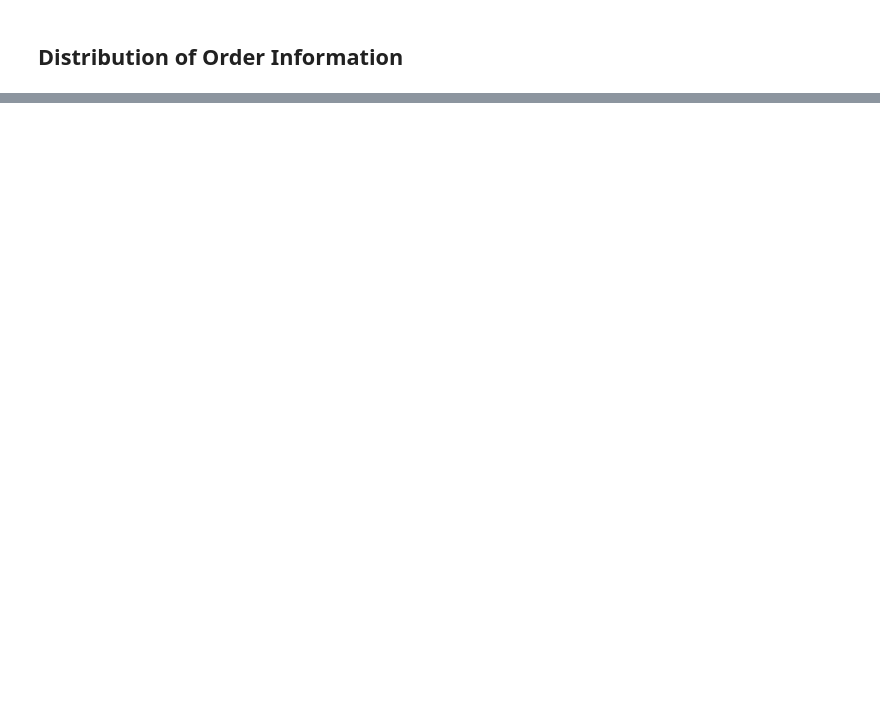
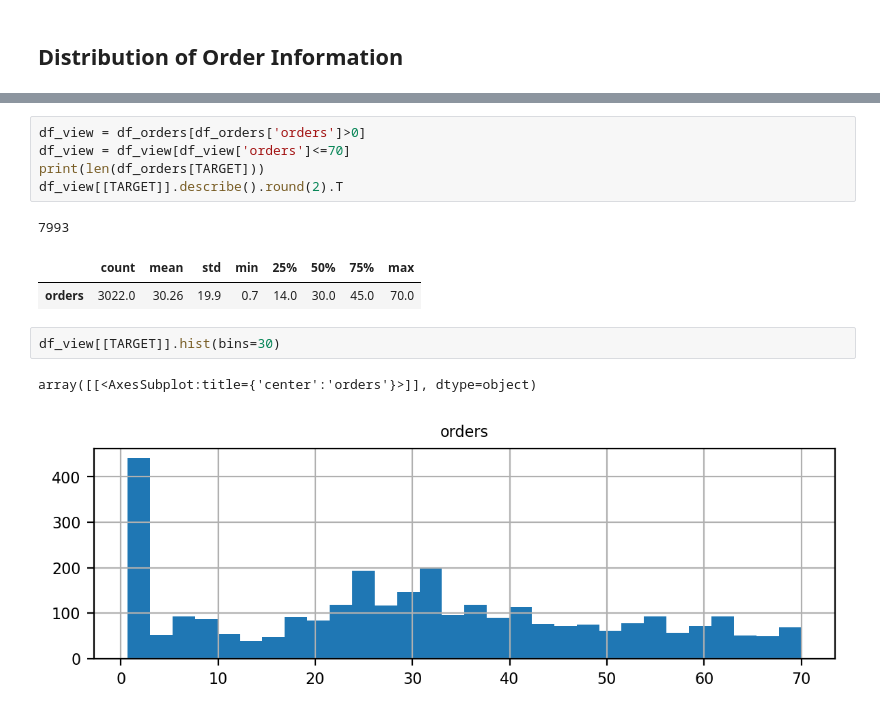
Before and after one commit to claricemottet/IDD_glovo_time_series, a Jupyter notebook: EDA_glovo_orders.ipynb, the cells around one changed output, grey strips where cells are left out. Drawn from its saved outputs; the diff is of its cells as text; blank space fills up the shorter version.

```diff
--- a/EDA_glovo_orders.ipynb
+++ b/EDA_glovo_orders.ipynb
@@ -188,0 +291,14 @@ array([[<AxesSubplot:title={'center':'orders'}>]], dtype=object)
+# %%
+df_view = df_orders[df_orders['orders']>0]
+df_view = df_view[df_view['orders']<=70]
+print(len(df_orders[TARGET]))
+df_view[[TARGET]].describe().round(2).T
+# %% [output]
+7993
+|  | count | mean | std | min | 25% | 50% | 75% | max |
+| orders | 3022.0 | 30.26 | 19.9 | 0.7 | 14.0 | 30.0 | 45.0 | 70.0 |
+# %%
+df_view[[TARGET]].hist(bins=30)
+# %% [output]
+array([[<AxesSubplot:title={'center':'orders'}>]], dtype=object)
+[figure, added]
```
Also changed, not shown: parts of 55 cells of this notebook.
